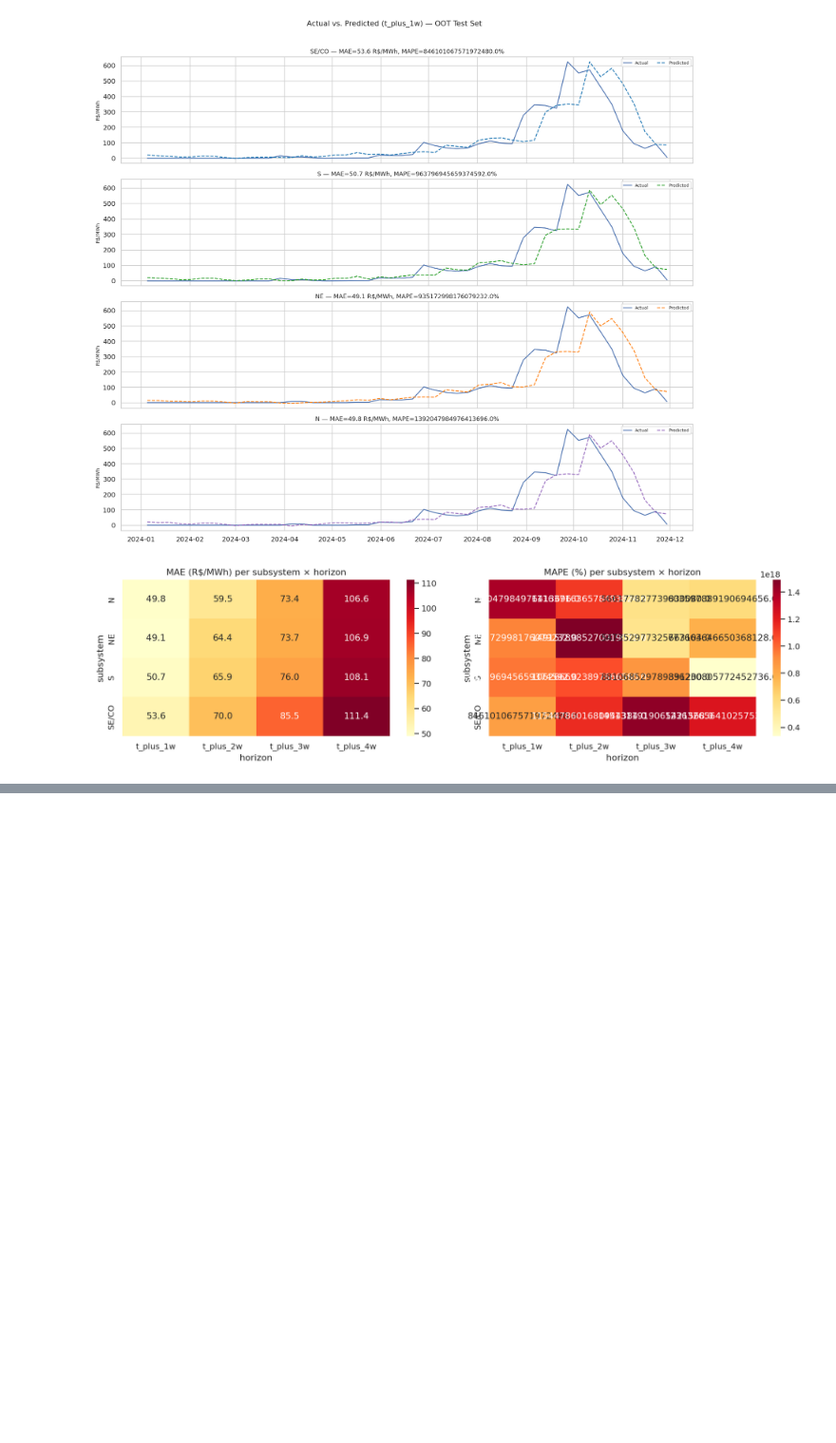
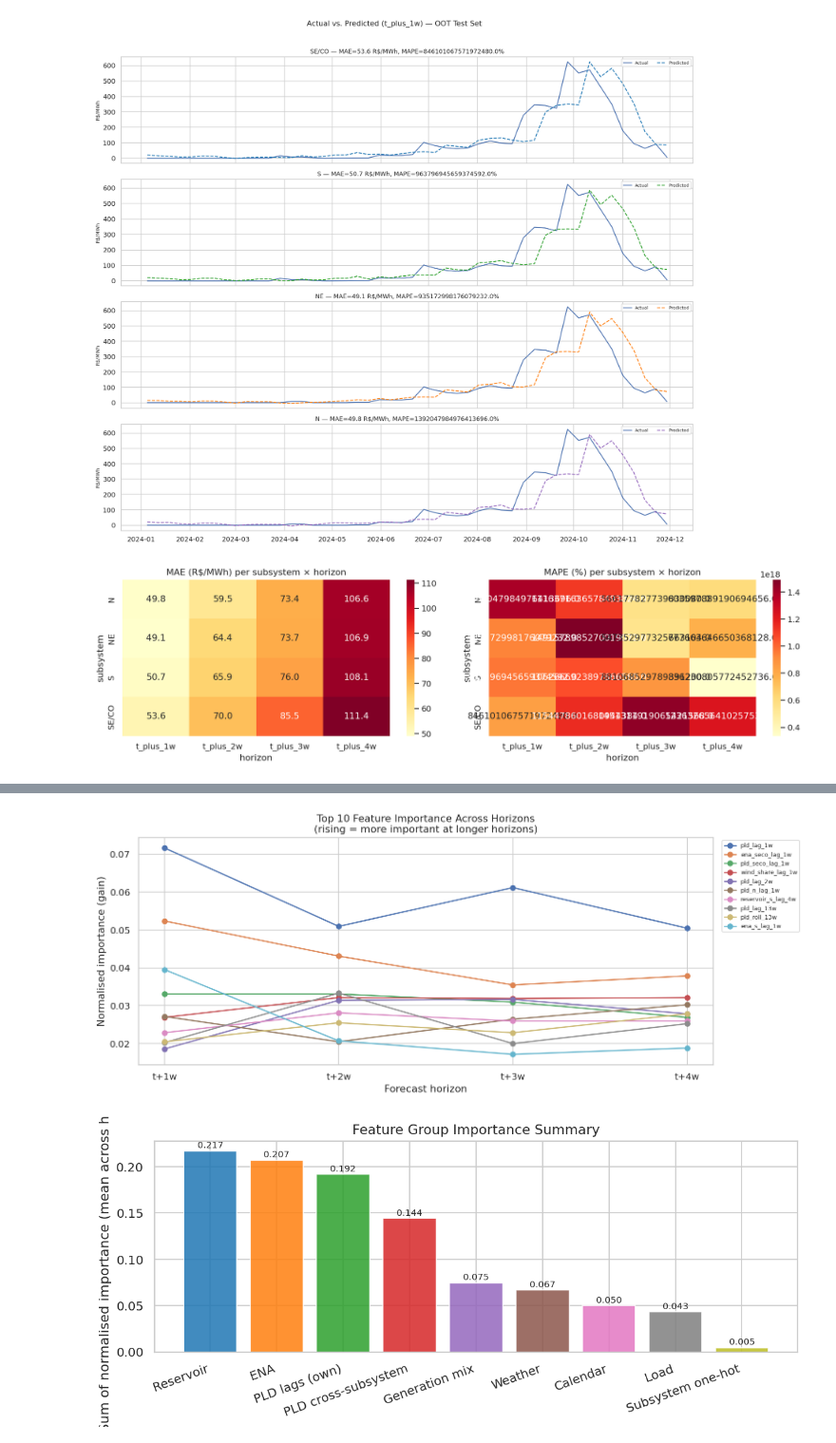
Before and after one commit to felipefl142/brazilian-energy-price-forecasting, a Jupyter notebook: notebooks/eda_04_model_diagnostics.ipynb, the cells around one changed output, grey strips where cells are left out. Shown at 95% size. Cells and saved outputs as stored; diff of their text form; code cells hidden in the pictures; blank space fills up the shorter version.

```diff
--- a/notebooks/eda_04_model_diagnostics.ipynb
+++ b/notebooks/eda_04_model_diagnostics.ipynb
@@ -282,0 +352,51 @@ plt.show()
+# %%
+# ── Importance shift across horizons for the top 10 features ─────────────────
+# Shows which features matter more at short vs. long horizons
+top10 = mean_imp.head(10).index.tolist()
+top10_df = importance_norm.loc[top10].T   # horizons as rows, features as columns
+
+fig, ax = plt.subplots(figsize=(12, 5))
+for feat in top10:
+    ax.plot(horizon_labels, top10_df[feat].values, marker="o", linewidth=1.5, label=feat)
+
+ax.set_xlabel("Forecast horizon")
+ax.set_ylabel("Normalised importance (gain)")
+ax.set_title("Top 10 Feature Importance Across Horizons\n(rising = more important at longer horizons)")
+ax.legend(fontsize=7, bbox_to_anchor=(1.01, 1), loc="upper left")
+plt.tight_layout()
+plt.show()
+
+# ── Feature group importance summary ─────────────────────────────────────────
+groups = {
+    "PLD lags (own)":      [f for f in FEATURE_COLS if f.startswith("pld_lag") or f.startswith("pld_roll")],
+    "PLD cross-subsystem": [f for f in FEATURE_COLS if "pld_seco" in f or "pld_s_" in f or "pld_ne_" in f or "pld_n_" in f],
+    "Reservoir":           [f for f in FEATURE_COLS if "reservoir" in f],
+    "ENA":                 [f for f in FEATURE_COLS if "ena" in f],
+    "Generation mix":      [f for f in FEATURE_COLS if "_share_" in f],
+    "Load":                [f for f in FEATURE_COLS if "load" in f],
+    "Weather":             [f for f in FEATURE_COLS if "precip" in f or "temp" in f],
+    "Calendar":            [f for f in FEATURE_COLS if f in ("week_sin", "week_cos", "month_sin", "month_cos", "is_dry_season", "has_holiday_week", "year")],
+    "Subsystem one-hot":   [f for f in FEATURE_COLS if f.startswith("is_") and f not in ("is_dry_season",)],
+}
+
+group_imp = {
+    name: importance_norm.loc[feats].sum(axis=0).mean()
+    for name, feats in groups.items()
+    if feats
+}
+group_series = pd.Series(group_imp).sort_values(ascending=False)
+
+fig, ax = plt.subplots(figsize=(9, 4))
+bars = ax.bar(group_series.index, group_series.values,
+              color=plt.cm.tab10(np.arange(len(group_series))), alpha=0.85)
+ax.set_ylabel("Sum of normalised importance (mean across horizons)")
+ax.set_title("Feature Group Importance Summary")
+ax.set_xticklabels(group_series.index, rotation=20, ha="right")
+for bar in bars:
+    ax.text(bar.get_x() + bar.get_width() / 2, bar.get_height() + 0.001,
+            f"{bar.get_height():.3f}", ha="center", va="bottom", fontsize=8)
+plt.tight_layout()
+plt.show()
+# %% [output]
+[figure, added]
+[figure, added]
```
Also changed, not shown: parts of 3 cells of this notebook, 1 other file.
